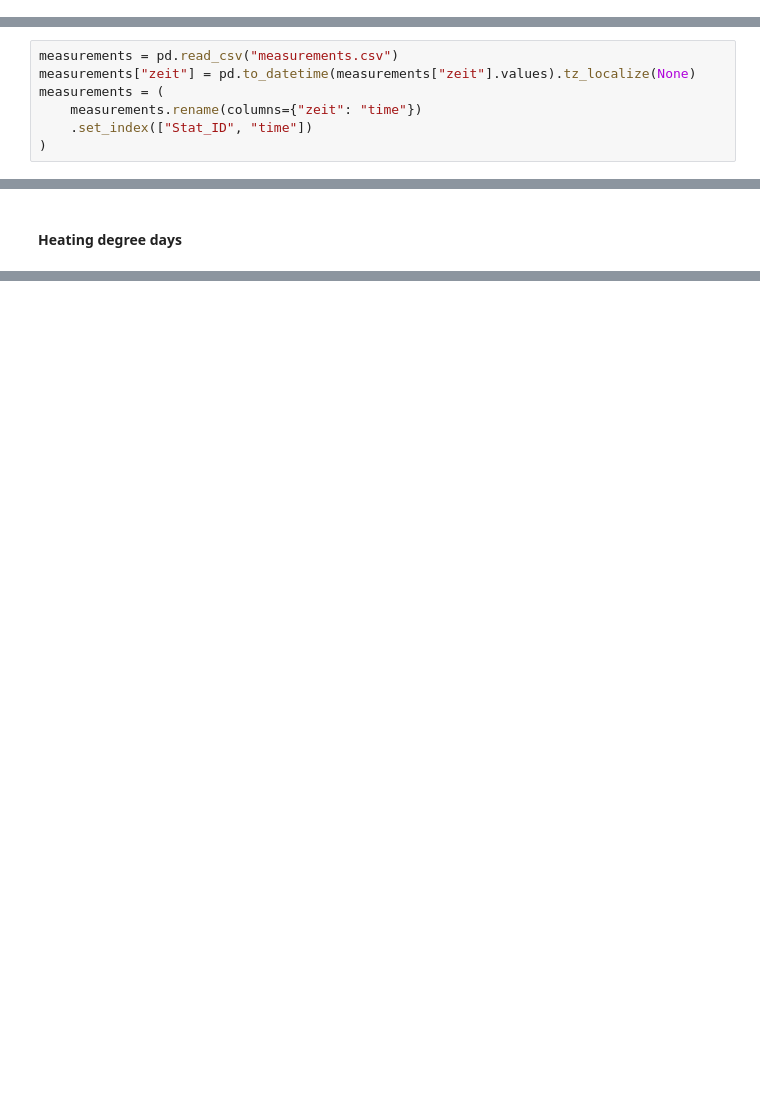
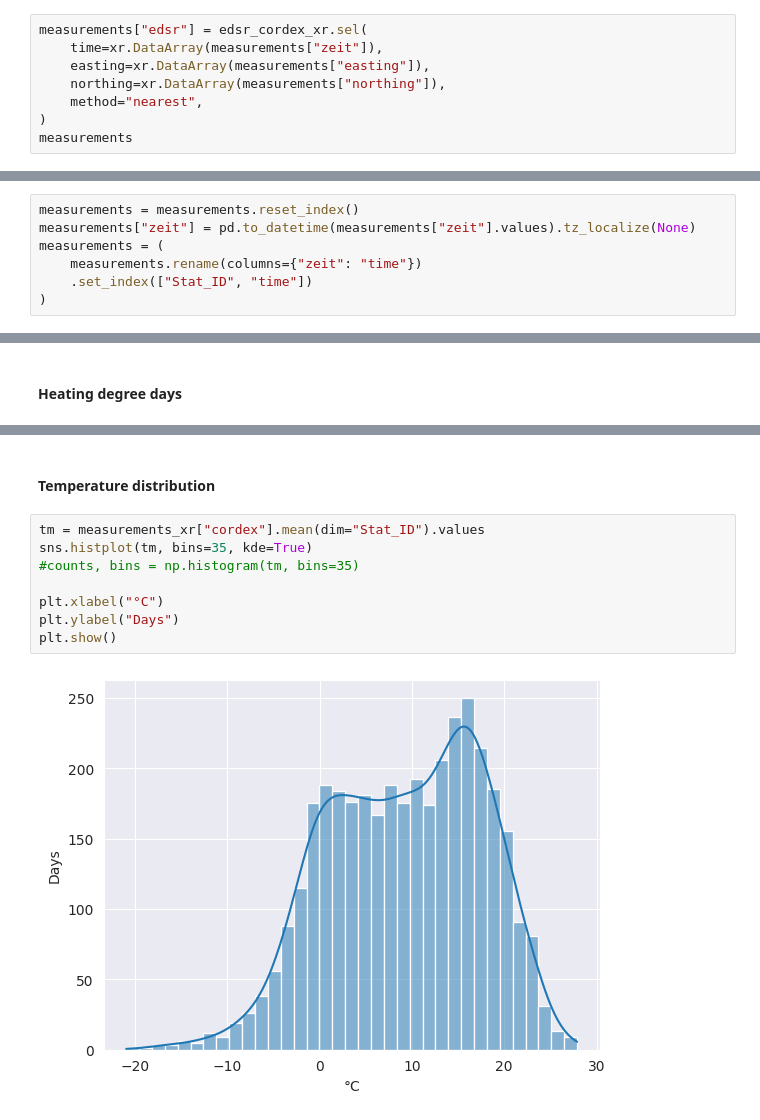
Before and after one commit to k0stal/downscaling, a Jupyter notebook: notebooks/evaluation.ipynb, the cells around one changed output, grey strips where cells are left out. Cells and saved outputs as stored; diff of their text form; blank space fills up the shorter version.

```diff
--- a/notebooks/evaluation.ipynb
+++ b/notebooks/evaluation.ipynb
@@ -444,0 +581,8 @@ Ellipsis
+# %%
+measurements["edsr"] = edsr_cordex_xr.sel(
+    time=xr.DataArray(measurements["zeit"]),
+    easting=xr.DataArray(measurements["easting"]),
+    northing=xr.DataArray(measurements["northing"]),
+    method="nearest",
+)
+measurements
@@ -626,5 +887,5 @@ plot_lr_sr(cordex, swin_cordex)
 # %%
-measurements = pd.read_csv("measurements.csv")
+measurements = measurements.reset_index()
 measurements["zeit"] = pd.to_datetime(measurements["zeit"].values).tz_localize(None)
 measurements = (
     measurements.rename(columns={"zeit": "time"})
@@ -774,0 +1146,12 @@ swin: 223.239
+# %% [markdown]
+#### Temperature distribution
+# %%
+tm = measurements_xr["cordex"].mean(dim="Stat_ID").values
+sns.histplot(tm, bins=35, kde=True)
+#counts, bins = np.histogram(tm, bins=35)
+
+plt.xlabel("°C")
+plt.ylabel("Days")
+plt.show()
+# %% [output]
+[figure, added]
```
Also changed, not shown: parts of 67 cells of this notebook, 1 other file.
